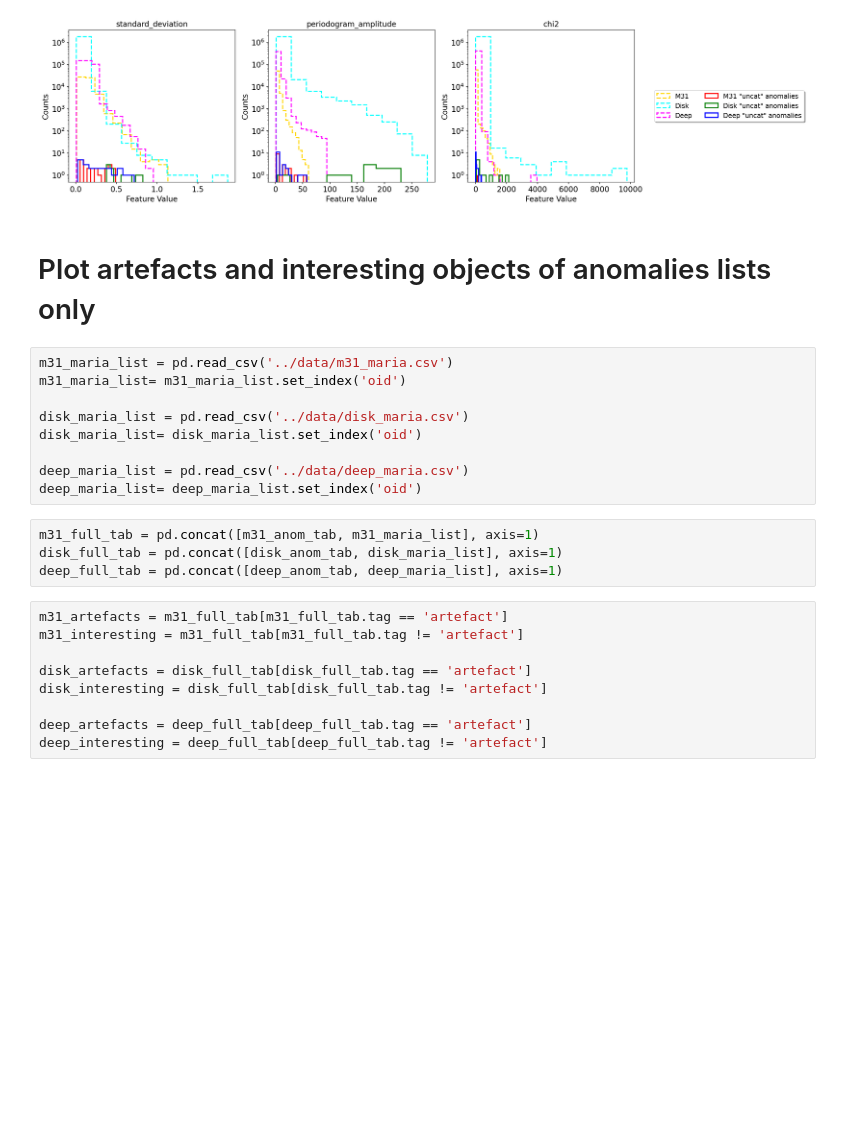
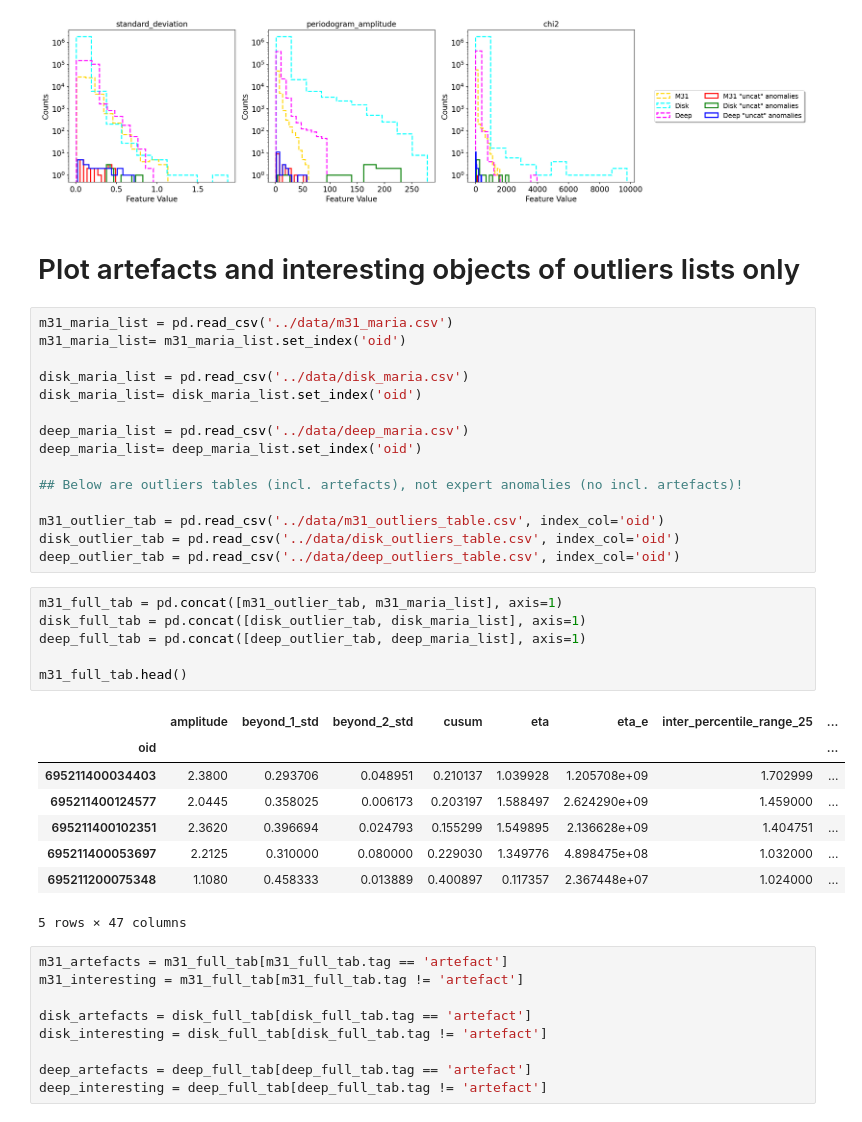
Before and after one commit to snad-space/zwad, a Jupyter notebook: notebooks/histograms_plot.ipynb, the cells around one changed output. Cells and saved outputs as stored; diff of their text form; blank space fills up the shorter version.

```diff
--- a/notebooks/histograms_plot.ipynb
+++ b/notebooks/histograms_plot.ipynb
@@ -135,7 +135,7 @@ fig.savefig('../figs/histograms/three_most_important_features_uncat_anomalies.pn
 # %% [output]
 [figure]
 # %% [markdown]
-# Plot artefacts and interesting objects of anomalies lists only
+# Plot artefacts and interesting objects of outliers lists only
 # %%
 m31_maria_list = pd.read_csv('../data/m31_maria.csv')
 m31_maria_list= m31_maria_list.set_index('oid')
@@ -145,10 +145,27 @@ disk_maria_list= disk_maria_list.set_index('oid')
 
 deep_maria_list = pd.read_csv('../data/deep_maria.csv')
 deep_maria_list= deep_maria_list.set_index('oid')
+
+## Below are outliers tables (incl. artefacts), not expert anomalies (no incl. artefacts)!
+
+m31_outlier_tab = pd.read_csv('../data/m31_outliers_table.csv', index_col='oid')
+disk_outlier_tab = pd.read_csv('../data/disk_outliers_table.csv', index_col='oid')
+deep_outlier_tab = pd.read_csv('../data/deep_outliers_table.csv', index_col='oid')
 # %%
-m31_full_tab = pd.concat([m31_anom_tab, m31_maria_list], axis=1)
-disk_full_tab = pd.concat([disk_anom_tab, disk_maria_list], axis=1)
-deep_full_tab = pd.concat([deep_anom_tab, deep_maria_list], axis=1)
+m31_full_tab = pd.concat([m31_outlier_tab, m31_maria_list], axis=1)
+disk_full_tab = pd.concat([disk_outlier_tab, disk_maria_list], axis=1)
+deep_full_tab = pd.concat([deep_outlier_tab, deep_maria_list], axis=1)
+
+m31_full_tab.head()
+# %% [output]
+|  | amplitude | beyond_1_std | beyond_2_std | cusum | eta | eta_e | inter_percentile_range_25 | ... |
+| oid |  |  |  |  |  |  |  | ... |
+| 695211400034403 | 2.3800 | 0.293706 | 0.048951 | 0.210137 | 1.039928 | 1.205708e+09 | 1.702999 | ... |
+| 695211400124577 | 2.0445 | 0.358025 | 0.006173 | 0.203197 | 1.588497 | 2.624290e+09 | 1.459000 | ... |
+| 695211400102351 | 2.3620 | 0.396694 | 0.024793 | 0.155299 | 1.549895 | 2.136628e+09 | 1.404751 | ... |
+| 695211400053697 | 2.2125 | 0.310000 | 0.080000 | 0.229030 | 1.349776 | 4.898475e+08 | 1.032000 | ... |
+| 695211200075348 | 1.1080 | 0.458333 | 0.013889 | 0.400897 | 0.117357 | 2.367448e+07 | 1.024000 | ... |
+5 rows × 47 columns
 # %%
 m31_artefacts = m31_full_tab[m31_full_tab.tag == 'artefact']
 m31_interesting = m31_full_tab[m31_full_tab.tag != 'artefact']
```
Also changed, not shown: parts of 3 cells of this notebook, 5 other files.
